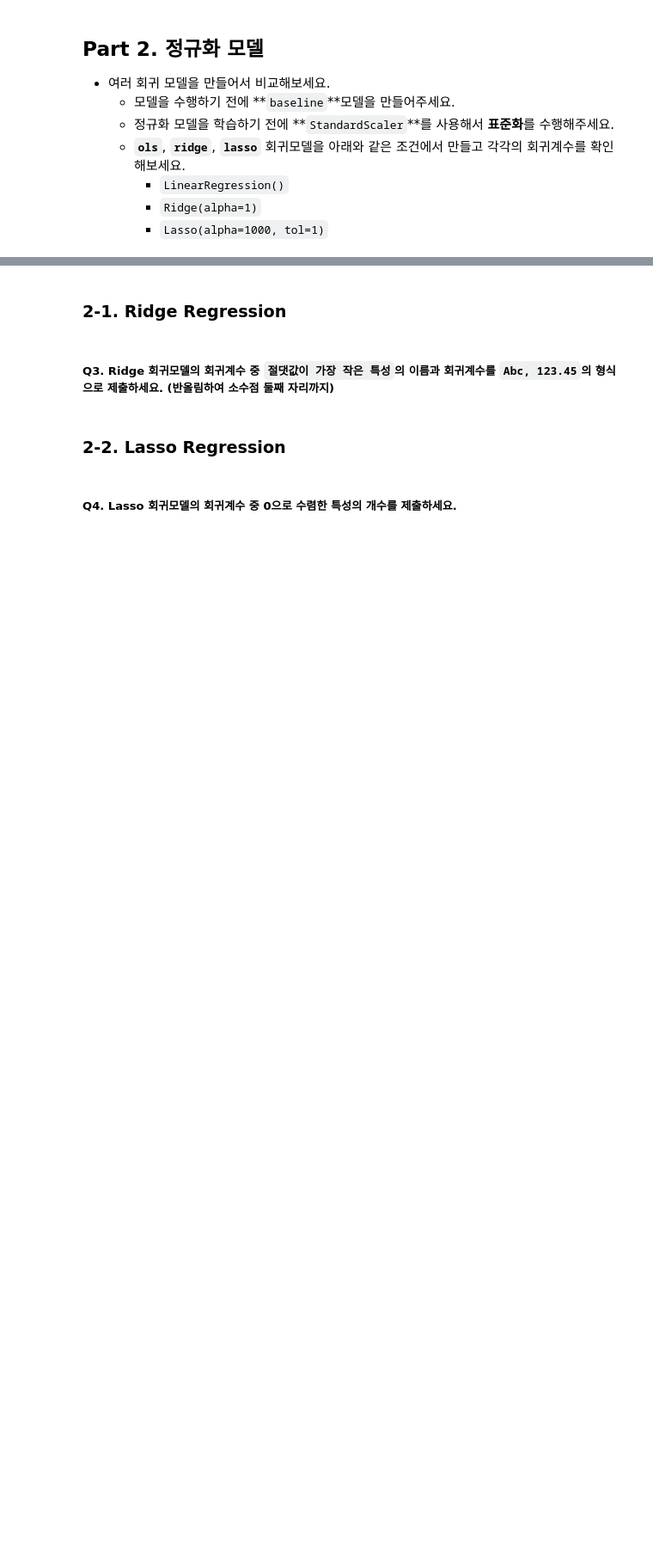
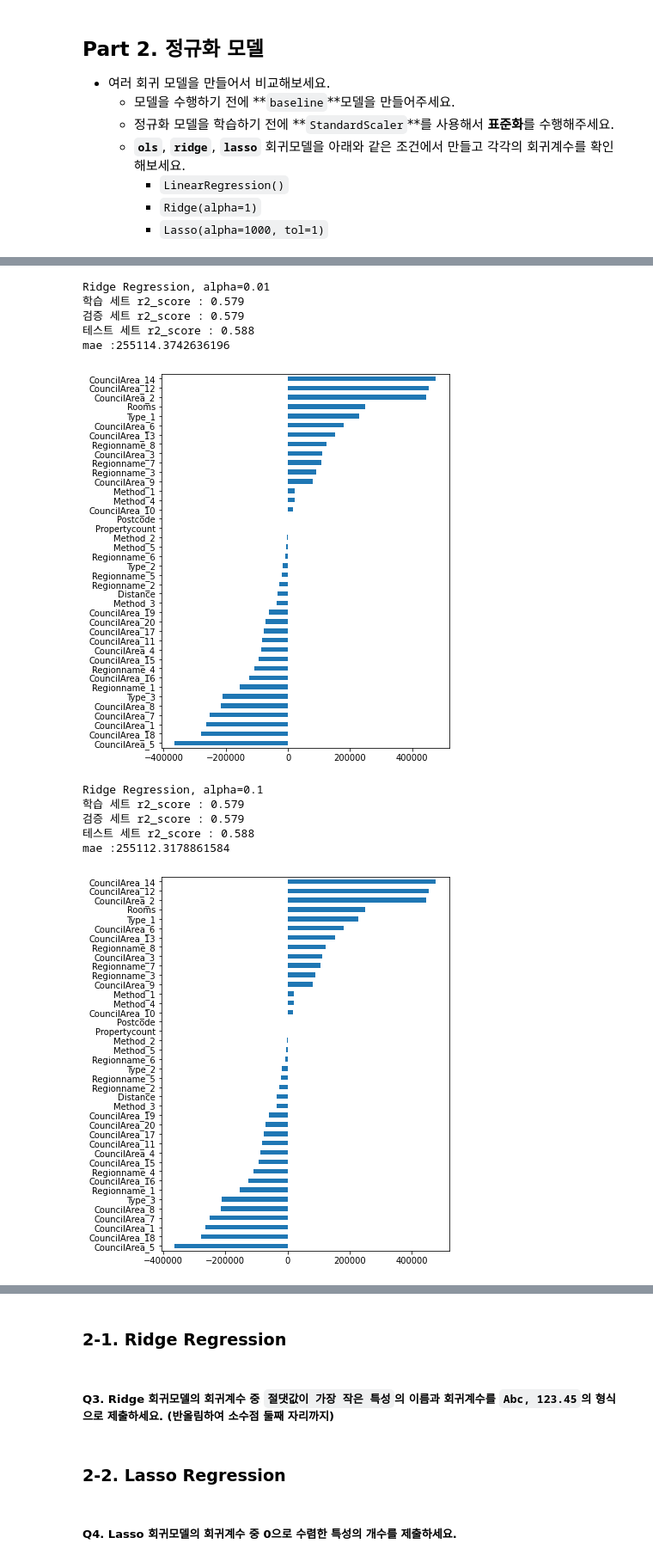
Before and after one commit to NARAEIM/-, a Jupyter notebook: n213a_regularized_regression.ipynb, the cells around one changed output, grey strips where cells are left out. Shown: that part at 86% size. Drawn from its saved outputs; the diff is of its cells as text; code cells hidden in the pictures; blank space fills up the shorter version.

```diff
--- a/n213a_regularized_regression.ipynb
+++ b/n213a_regularized_regression.ipynb
@@ -231,0 +301,26 @@ NameError: ignored
+# %%
+def print_score(model, X_train, y_train, X_test, y_test) :
+
+    train_score = np.round(model.score(X_train, y_train) , 3)
+    val_score = np.round(np.mean(cross_val_score(model, X_train, y_train, scoring='r2', cv=3).round(3)),3)
+    test_score = np.round(model.score(X_test, y_test),3)
+    mae = mean_absolute_error(y_test, model.predict(X_test))
+
+
+    print(f'학습 세트 r2_score : {train_score}')
+    print(f'검증 세트 r2_score : {val_score}')
+    print(f'테스트 세트 r2_score : {test_score}')
+    print(f'mae :{mae}')
+
+    return train_score, val_score, test_score, mae
+
+from sklearn.model_selection import cross_val_score
+
+# 선형회귀를 ols라는 객체에 저장합니다.
+ols = LinearRegression()
+
+# 모델 학습
+ols.fit(X_train_std, y_train)
+
+# 성능 비교
+ols_train, ols_val, ols_test, ols_mae = print_score(ols,X_train_std, y_train, X_test_std, y_test)
@@ -231,0 +334,32 @@ NameError: ignored
+# %%
+for alpha in [0.01, 0.1, 1.0, 1, 100.0, 1000.0, 10000.0]:
+
+    print(f'Ridge Regression, alpha={alpha}')
+
+    # Ridge 모델 학습
+    ridge = Ridge(alpha=alpha)
+    ridge.fit(X_train_ohe, y_train)
+
+    # 성능 확인
+    print_score(ridge, X_train_ohe, y_train, X_test_ohe, y_test)
+
+    # plot coefficients
+    # 절대값 상위 40개의 회귀계수만 그래프에 나타냈습니다.
+    coefficients = pd.Series(ridge.coef_, X_train_ohe.columns)
+    idx = np.abs(coefficients).head(40).index
+    plt.figure(figsize=(6, 8))
+    coefficients[idx].sort_values().plot.barh()
+    plt.show()
+# %% [output]
+Ridge Regression, alpha=0.01
+학습 세트 r2_score : 0.579
+검증 세트 r2_score : 0.579
+테스트 세트 r2_score : 0.588
+mae :255114.3742636196
+[figure, added]
+Ridge Regression, alpha=0.1
+학습 세트 r2_score : 0.579
+검증 세트 r2_score : 0.579
+테스트 세트 r2_score : 0.588
+mae :255112.3178861584
+[figure, added]
```
Also changed, not shown: parts of 30 cells of this notebook.
